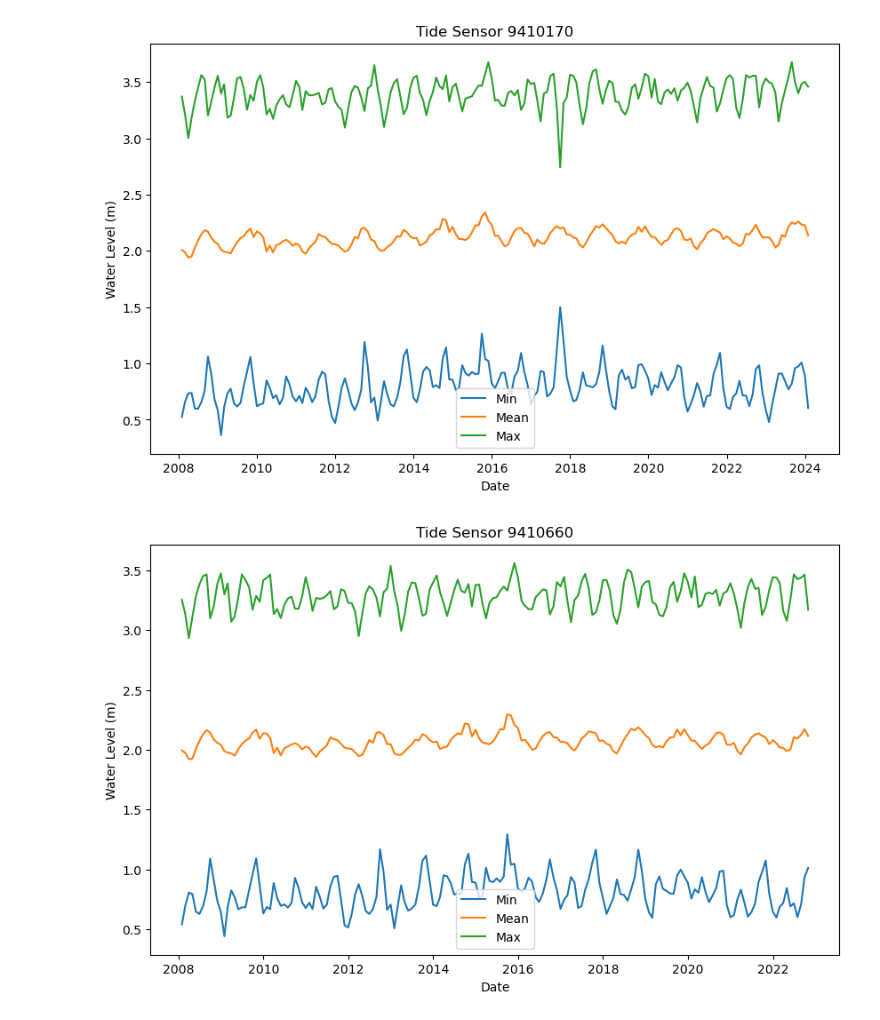
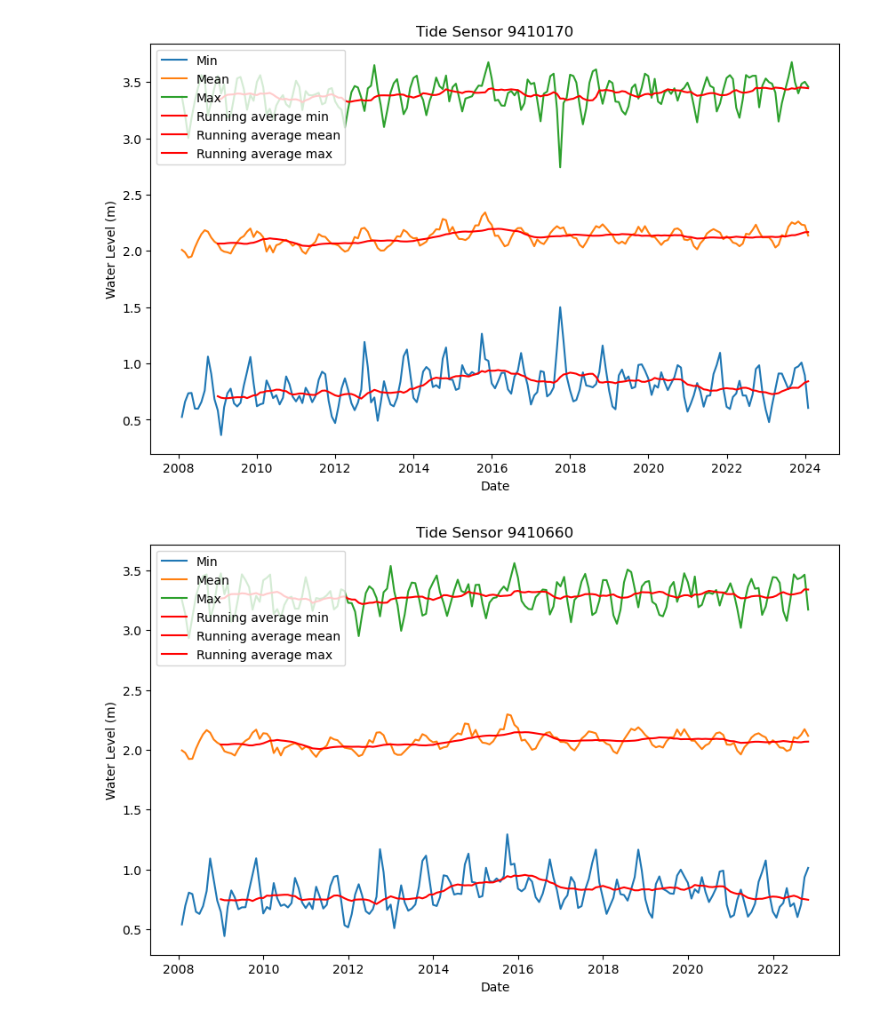
Before and after one commit to shaives/HarborTide, a Jupyter notebook: test.ipynb, the cells around one changed output. Saved outputs shown, nothing was run; the diff lists cells and outputs as text; code cells hidden in the pictures.

```diff
--- a/test.ipynb
+++ b/test.ipynb
@@ -217,33 +178,46 @@ curated_tide_sensor_max_df = curated_tide_sensor_max_df.reset_index()
 for sensor in tide_sensors:
 
     # Get the sensor data
     sensor_data = curated_tide_sensor_mean_df[curated_tide_sensor_mean_df['NOS ID'] == sensor]
 
     # Get the min and max
     sensor_data_min = curated_tide_sensor_min_df[curated_tide_sensor_min_df['NOS ID'] == sensor]
     sensor_data_max = curated_tide_sensor_max_df[curated_tide_sensor_max_df['NOS ID'] == sensor]
 
     # Merge the data
     sensor_data = sensor_data.merge(sensor_data_min[['datetime [ISO8601]', 'waterlevel_quality_controlled [m]']], on='datetime [ISO8601]')
     sensor_data = sensor_data.merge(sensor_data_max[['datetime [ISO8601]', 'waterlevel_quality_controlled [m]']], on='datetime [ISO8601]')
 
     # Rename columns
     sensor_data.columns = ['NOS ID', 'datetime', 'mean', 'min', 'max']
 
     # Plotting min, mean, and max
     fig, ax = plt.subplots(figsize=(10, 6))
     ax.plot(sensor_data['datetime'], sensor_data['min'], label='Min')
     ax.plot(sensor_data['datetime'], sensor_data['mean'], label='Mean')
     ax.plot(sensor_data['datetime'], sensor_data['max'], label='Max')
+
+
+    # Running average
+    sensor_data['ra_min'] = sensor_data['min'].rolling(window=12).mean()
+    sensor_data['ra_mean'] = sensor_data['mean'].rolling(window=12).mean()
+    sensor_data['ra_max'] = sensor_data['max'].rolling(window=12).mean()
+
+    # Plotting running average
+    ax.plot(sensor_data['datetime'], sensor_data['ra_min'], 'r', label='Running average min')
+    ax.plot(sensor_data['datetime'], sensor_data['ra_mean'], 'r', label='Running average mean')
+    ax.plot(sensor_data['datetime'], sensor_data['ra_max'], 'r', label='Running average max')
+
+    # Set labels and title
     ax.set_xlabel('Date')
     ax.set_ylabel('Water Level (m)')
     ax.set_title(f'Tide Sensor {sensor}')
     ax.legend()
 
     # Save the plot as an image file
-    fig.savefig('./plots/plot_' + str(sensor) + '.png')
+    #fig.savefig('./plots/plot_' + str(sensor) + '.png')
 
     plt.show()
 # %% [output]
-[figure, old version]
+[figure, new version]
-[figure, old version]
+[figure, new version]
```
Also changed, not shown: parts of 11 cells of this notebook, 1 other file.
